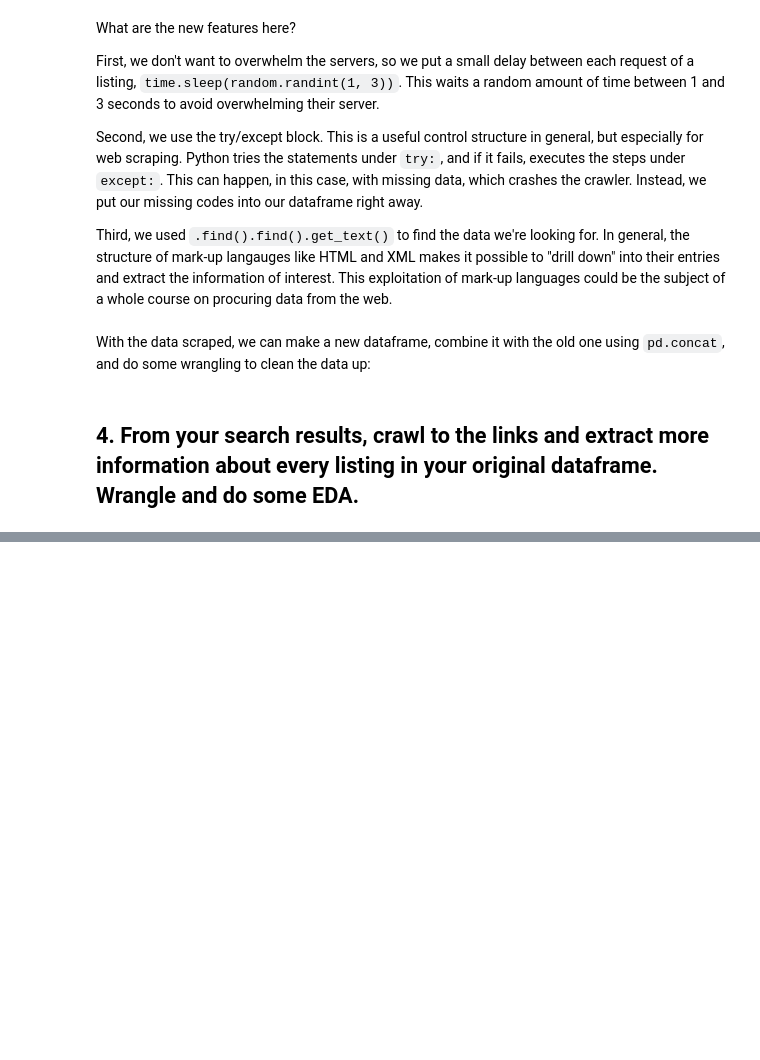
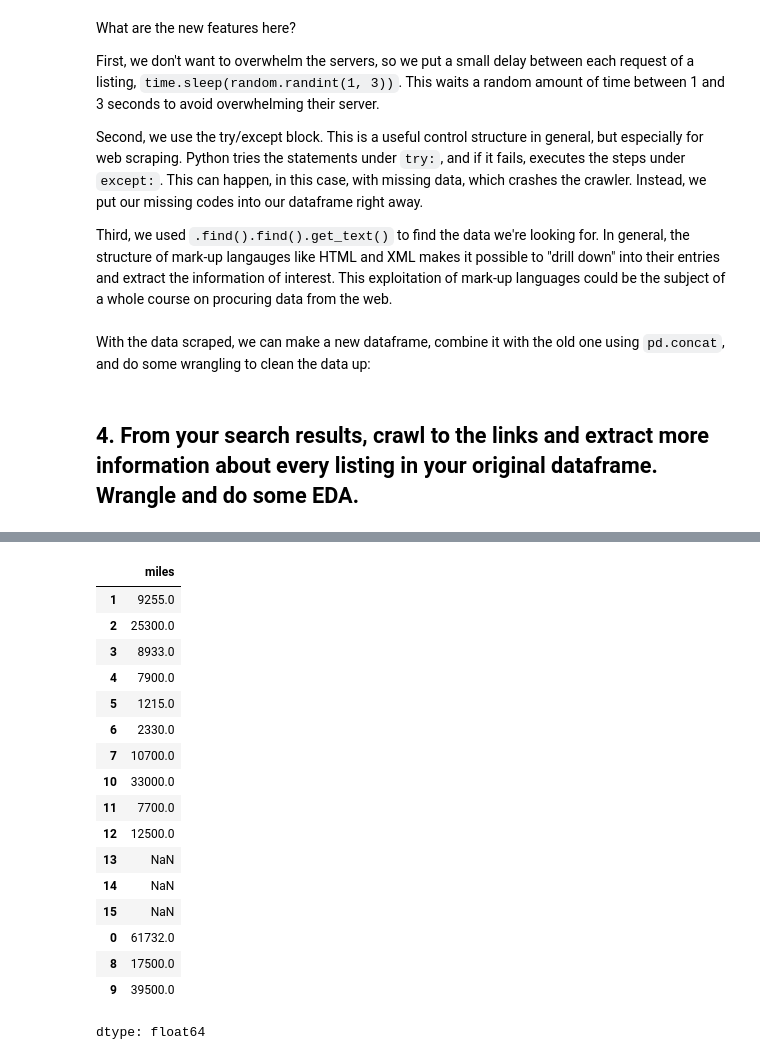
Before and after one commit to JinMizar/labs, a Jupyter notebook: 02_scraping/lab_notebook.ipynb, the cells around one changed output, grey strips where cells are left out. Saved outputs shown, nothing was run; the diff lists cells and outputs as text; code cells hidden in the pictures; blank space fills up the shorter version.

```diff
--- a/02_scraping/lab_notebook.ipynb
+++ b/02_scraping/lab_notebook.ipynb
@@ -299,16 +354,16 @@ With the data scraped, we can make a new dataframe, combine it with the old one
 # %%
-new_df = pd.DataFrame.from_dict(data)
-new_df.head()
+# new_df = pd.DataFrame.from_dict(data)
+# new_df.head()
 
-df = pd.concat([df,new_df],axis=1) # combine data frames
-df.head()
+# df = pd.concat([df,new_df],axis=1) # combine data frames
+# df.head()
 
-df['miles'] = df['miles'].str.replace(',','')
-df['miles'] = pd.to_numeric(df['miles'],errors='coerce')
+# # df['miles'] = df['miles'].str.replace(',','')
+# df['miles'] = pd.to_numeric(df['miles'],errors='coerce')
 
-df['year_post'] = df['year_post'].str.replace(',','')
-df['year_post'] = pd.to_numeric(df['year_post'],errors='coerce')
-df.to_csv('craiglist_cville_cars_long.csv')
+# df['year_post'] = df['year_post'].str.replace(',','')
+# df['year_post'] = pd.to_numeric(df['year_post'],errors='coerce')
+# df.to_csv('craiglist_cville_cars_long.csv')
 # %% [markdown]
 ## 4. From your search results, crawl to the links and extract more information about every listing in your original dataframe. Wrangle and do some EDA.
 # %%
@@ -346,6 +479,31 @@ new_df.head()
 df = pd.concat([df,new_df],axis=1) # combine data frames
 df.head()
 
+df['miles'] = df['miles'].astype(str).str.replace(',', '')
+df['miles'] = pd.to_numeric(df['miles'], errors='coerce')
+
 df['engine_displacement'] = pd.to_numeric(df['engine_displacement'],errors='coerce')
 
+
 df.to_csv('craiglist_cville_cars_long.csv')
+# %%
+df['miles']
+# %% [output]
+|  | miles |
+| 1 | 9255.0 |
+| 2 | 25300.0 |
+| 3 | 8933.0 |
+| 4 | 7900.0 |
+| 5 | 1215.0 |
+| 6 | 2330.0 |
+| 7 | 10700.0 |
+| 10 | 33000.0 |
+| 11 | 7700.0 |
+| 12 | 12500.0 |
+| 13 | NaN |
+| 14 | NaN |
+| 15 | NaN |
+| 0 | 61732.0 |
+| 8 | 17500.0 |
+| 9 | 39500.0 |
+dtype: float64
```
Also changed, not shown: parts of 10 cells of this notebook.
